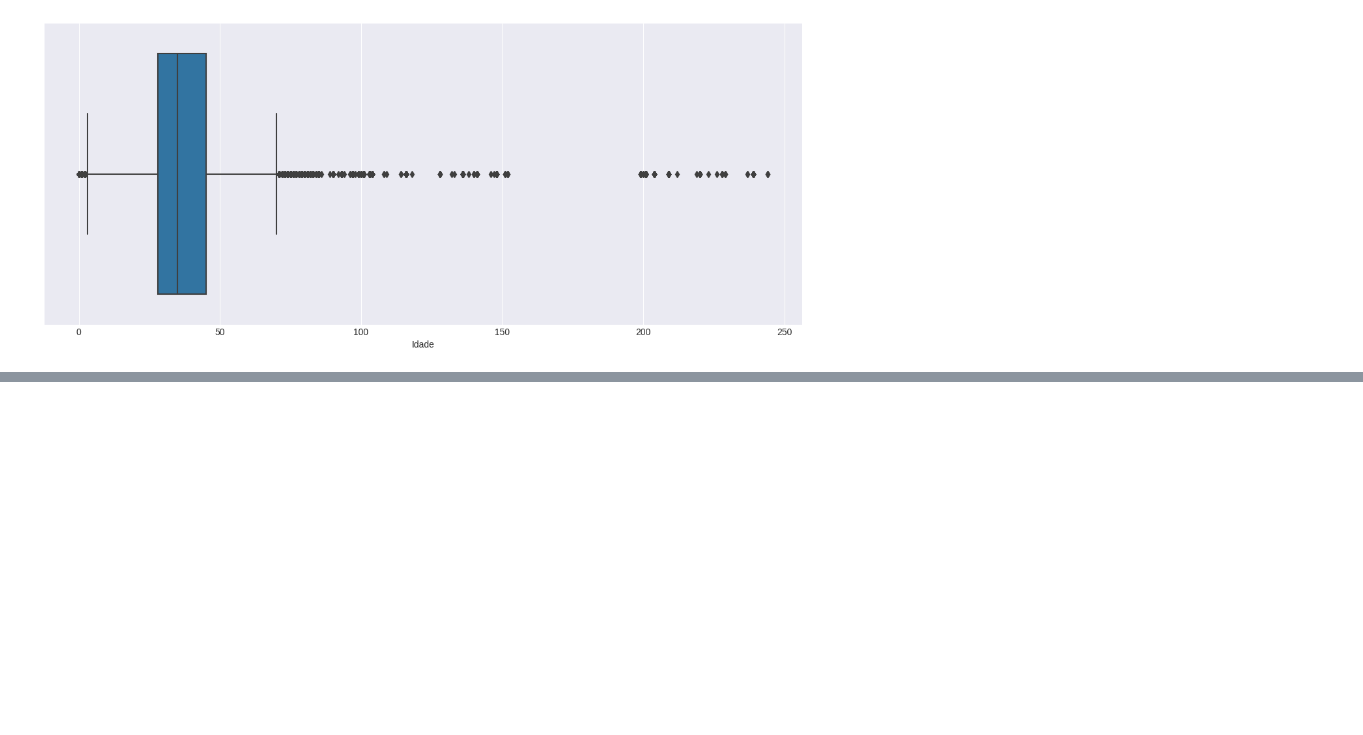
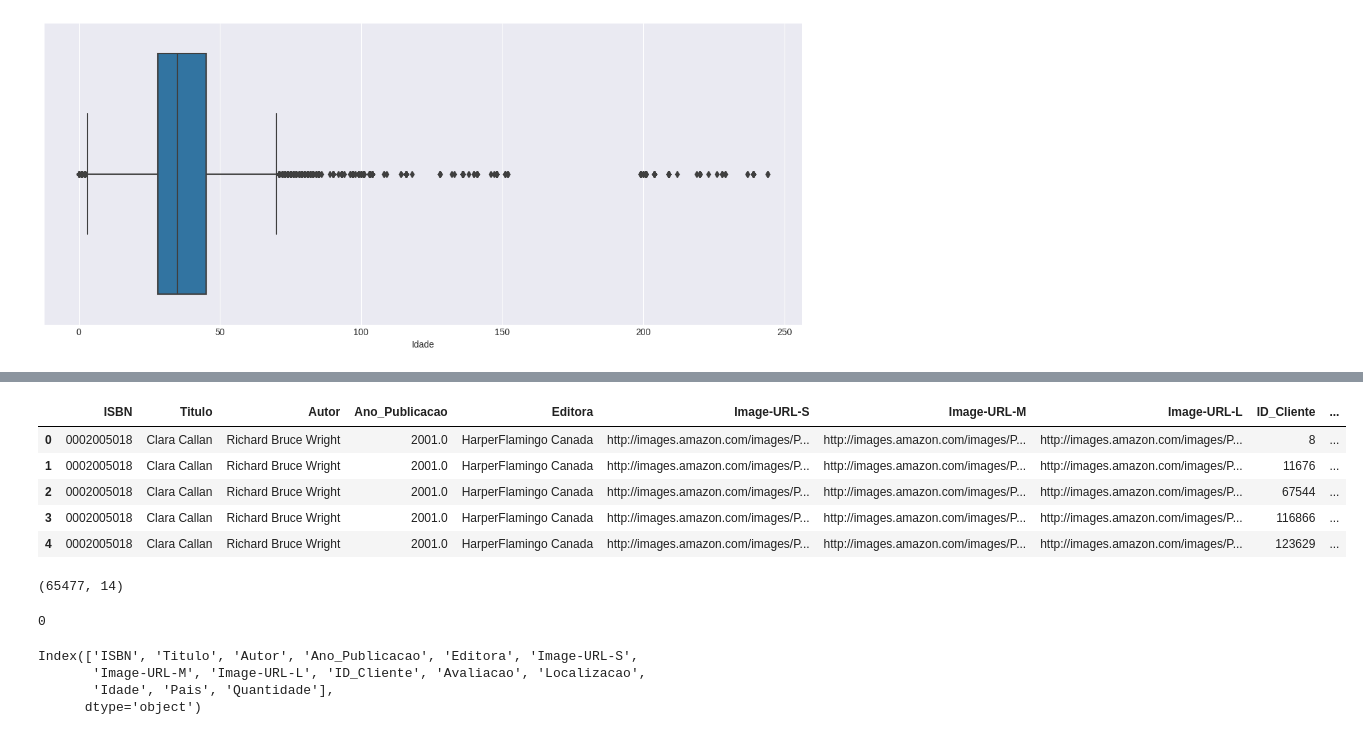
Before and after one commit to brunnabrito/Sistema-de-recomenda-o-com-Python, a Jupyter notebook: Machine_Learning_|_Sistema_de_recomendação_com_Python.ipynb, the cells around one changed output, grey strips where cells are left out. Saved outputs shown, nothing was run; the diff lists cells and outputs as text; code cells hidden in the pictures; blank space fills up the shorter version.

```diff
--- a/Machine_Learning_|_Sistema_de_recomendação_com_Python.ipynb
+++ b/Machine_Learning_|_Sistema_de_recomendação_com_Python.ipynb
@@ -549,0 +572,31 @@ sns.boxplot(data=Tab_Cruzada, x='Idade')
+# %%
+Tab_Final = Tab_Cruzada.merge(Avaliacoes, how='inner', on='Titulo')
+
+Tab_Final.head()
+# %% [output]
+|  | ISBN | Titulo | Autor | Ano_Publicacao | Editora | Image-URL-S | Image-URL-M | Image-URL-L | ID_Cliente | ... |
+| 0 | 0002005018 | Clara Callan | Richard Bruce Wright | 2001.0 | HarperFlamingo Canada | http://images.amazon.com/images/P... | http://images.amazon.com/images/P... | http://images.amazon.com/images/P... | 8 | ... |
+| 1 | 0002005018 | Clara Callan | Richard Bruce Wright | 2001.0 | HarperFlamingo Canada | http://images.amazon.com/images/P... | http://images.amazon.com/images/P... | http://images.amazon.com/images/P... | 11676 | ... |
+| 2 | 0002005018 | Clara Callan | Richard Bruce Wright | 2001.0 | HarperFlamingo Canada | http://images.amazon.com/images/P... | http://images.amazon.com/images/P... | http://images.amazon.com/images/P... | 67544 | ... |
+| 3 | 0002005018 | Clara Callan | Richard Bruce Wright | 2001.0 | HarperFlamingo Canada | http://images.amazon.com/images/P... | http://images.amazon.com/images/P... | http://images.amazon.com/images/P... | 116866 | ... |
+| 4 | 0002005018 | Clara Callan | Richard Bruce Wright | 2001.0 | HarperFlamingo Canada | http://images.amazon.com/images/P... | http://images.amazon.com/images/P... | http://images.amazon.com/images/P... | 123629 | ... |
+# %%
+# Filtro
+Livros_Avaliados = Tab_Final.loc[Tab_Final['Quantidade']>= 50]
+
+Livros_Avaliados.shape
+# %% [output]
+(65477, 14)
+# %%
+# Duplicados
+
+Livros_Avaliados.duplicated().sum()
+# %% [output]
+0
+# %%
+Livros_Avaliados.columns
+# %% [output]
+Index(['ISBN', 'Titulo', 'Autor', 'Ano_Publicacao', 'Editora', 'Image-URL-S',
+       'Image-URL-M', 'Image-URL-L', 'ID_Cliente', 'Avaliacao', 'Localizacao',
+       'Idade', 'Pais', 'Quantidade'],
+      dtype='object')
```
Also changed, not shown: parts of 8 cells of this notebook.
